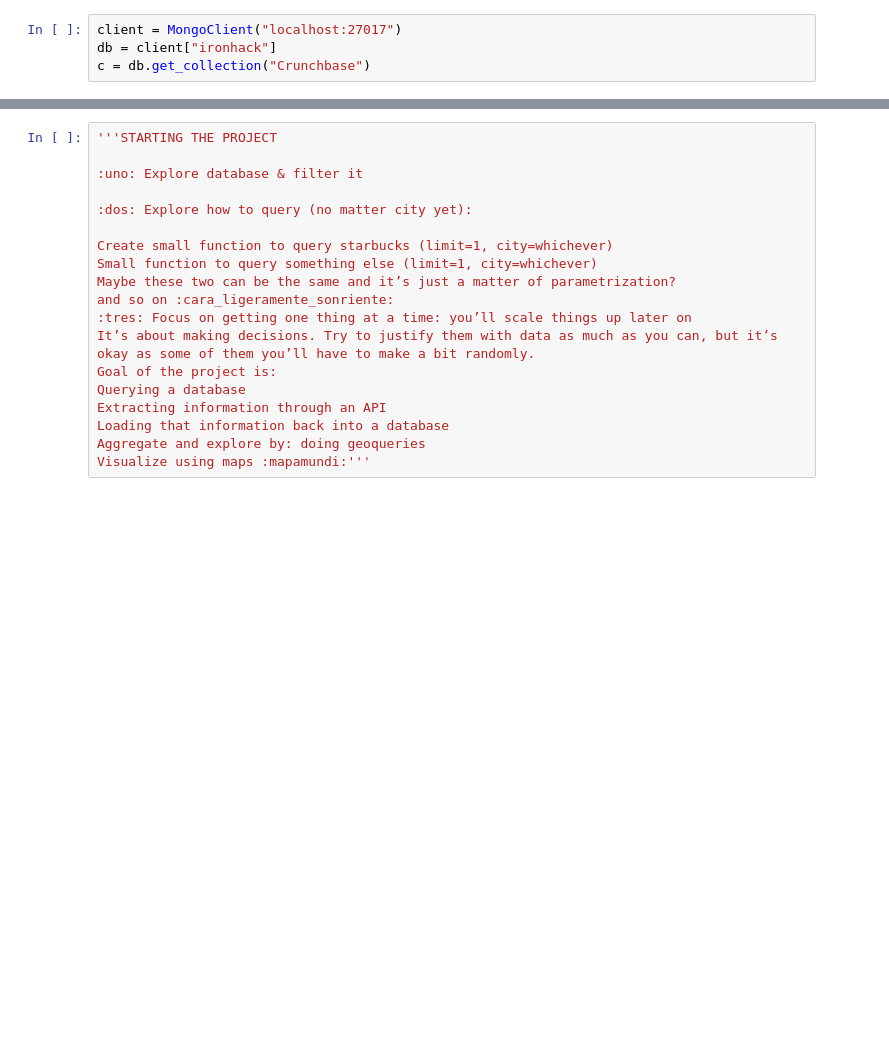
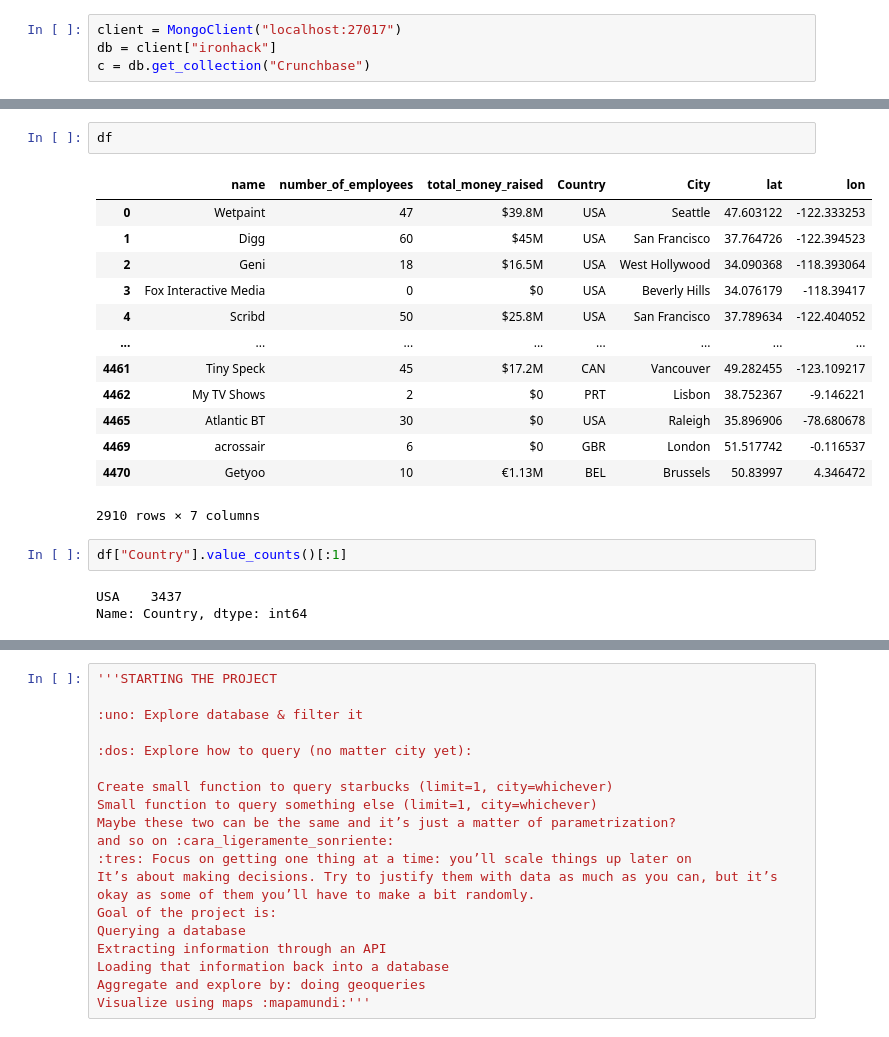
Before and after one commit to jmedina237/project3_GEO, a Jupyter notebook: project3_JOAQUIN.ipynb, the cells around one changed output, grey strips where cells are left out. Cells and saved outputs as stored; diff of their text form; blank space fills up the shorter version.

```diff
--- a/project3_JOAQUIN.ipynb
+++ b/project3_JOAQUIN.ipynb
@@ -43,0 +127,21 @@ query = ""
+# %%
+df
+# %% [output]
+|  | name | number_of_employees | total_money_raised | Country | City | lat | lon |
+| 0 | Wetpaint | 47 | $39.8M | USA | Seattle | 47.603122 | -122.333253 |
+| 1 | Digg | 60 | $45M | USA | San Francisco | 37.764726 | -122.394523 |
+| 2 | Geni | 18 | $16.5M | USA | West Hollywood | 34.090368 | -118.393064 |
+| 3 | Fox Interactive Media | 0 | $0 | USA | Beverly Hills | 34.076179 | -118.39417 |
+| 4 | Scribd | 50 | $25.8M | USA | San Francisco | 37.789634 | -122.404052 |
+| ... | ... | ... | ... | ... | ... | ... | ... |
+| 4461 | Tiny Speck | 45 | $17.2M | CAN | Vancouver | 49.282455 | -123.109217 |
+| 4462 | My TV Shows | 2 | $0 | PRT | Lisbon | 38.752367 | -9.146221 |
+| 4465 | Atlantic BT | 30 | $0 | USA | Raleigh | 35.896906 | -78.680678 |
+| 4469 | acrossair | 6 | $0 | GBR | London | 51.517742 | -0.116537 |
+| 4470 | Getyoo | 10 | €1.13M | BEL | Brussels | 50.83997 | 4.346472 |
+2910 rows × 7 columns
+# %%
+df["Country"].value_counts()[:1]
+# %% [output]
+USA    3437
+Name: Country, dtype: int64
```
Also changed, not shown: parts of 53 cells of this notebook.
